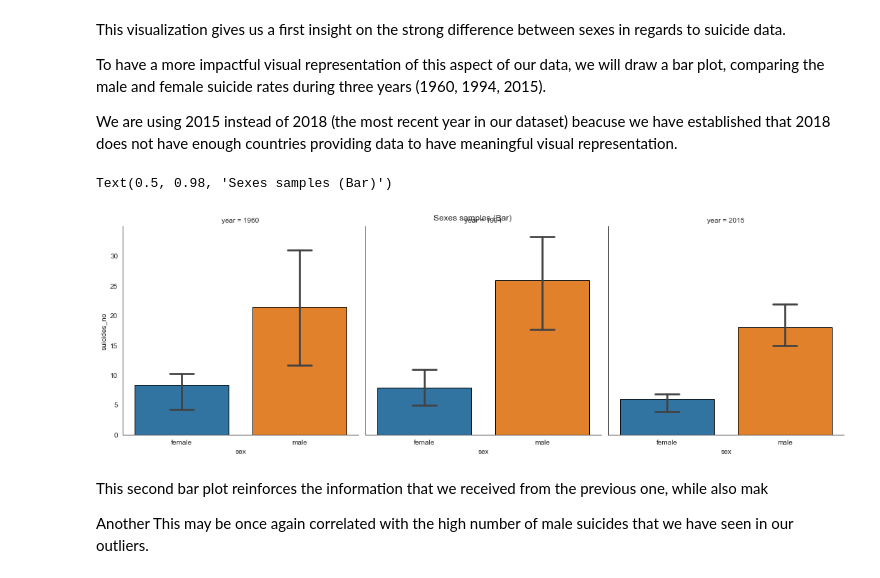
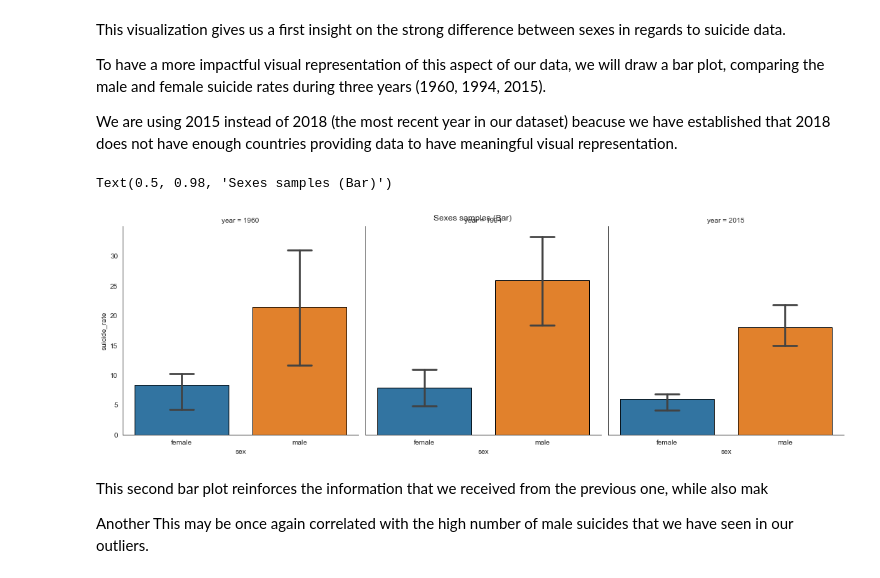
Before and after one commit to iberius96/Python-Suicides-Europe, a Jupyter notebook: main.ipynb, the cells around one changed output. Saved outputs shown, nothing was run; the diff lists cells and outputs as text; code cells hidden in the pictures.

Commit message:
Changed suicides_no to suicide_rate

```diff
--- a/main.ipynb
+++ b/main.ipynb
@@ -118,7 +118,7 @@ We can discard the INDICATOR, SUBJECT, MEASURE and FREQUENCY columns since they
 
 We can rename the columns
 # %%
-OECD_suicide = OECD_prepare_data(OECD_suicide, 'suicides_no', False)
+OECD_suicide = OECD_prepare_data(OECD_suicide, 'suicide_rate', False)
 # %% [markdown]
 To join the OECD dataset with the one provided by the World Health Organization, we want to change the three letters identifiers to the full country names.
 To do that, we use the pycountry library.
@@ -237,5 +237,7 @@ We can also drop the rows in which suicide data is not present.
 # %%
-WHO_suicide = WHO_suicide[WHO_suicide['suicides_no'].notna()]
+WHO_suicide = WHO_suicide.rename(columns={'suicides_no': 'suicide_rate'})
+
+WHO_suicide = WHO_suicide[WHO_suicide['suicide_rate'].notna()]
 # %% [markdown]
 For our analysis, we are not considering the differences between age groups.
 
@@ -249,14 +251,14 @@ To facilitate this process, we compute the totals for suicides numbers and popul
 
 We then flatten the hierarchical index
 # %%
-WHO_suicide_mf      = WHO_suicide['suicides_no'].assign(total=WHO_suicide['suicides_no'].sum(1)).stack(level='sex')
+WHO_suicide_mf      = WHO_suicide['suicide_rate'].assign(total=WHO_suicide['suicide_rate'].sum(1)).stack(level='sex')
 WHO_population_mf   = WHO_suicide['population'].assign(total=WHO_suicide['population'].sum(1)).stack(level='sex')
 
 WHO_suicide = pd.DataFrame(
     pd.concat(
         [WHO_suicide_mf, WHO_population_mf],
         axis=1
-    ).to_records()).rename(columns = {'0':'suicides_no', '1':'population'}
+    ).to_records()).rename(columns = {'0':'suicide_rate', '1':'population'}
 )
 # %% [markdown]
 Before converting the suicide nr to suicide rates, we should first address the few rows with missing population data.
@@ -301,7 +303,7 @@ We can now convert the suicide values to suicides per 100.000 and then drop the
 
 Suicide rate = (Nr of suicides / population) * 100.000
 # %%
-WHO_suicide['suicides_no'] = ((WHO_suicide['suicides_no'] / WHO_suicide['population']) * 100000).round(1)
+WHO_suicide['suicide_rate'] = ((WHO_suicide['suicide_rate'] / WHO_suicide['population']) * 100000).round(1)
 WHO_suicide = WHO_suicide.drop('population', axis=1)
 # %%
 WHO_suicide.head()
@@ -641,25 +643,25 @@ We are using 2015 instead of 2018 (the most recent year in our dataset) beacuse
 # %%
 df = suicide[
         (suicide['year'] == suicide['year'].min()) |
         (suicide['year'] == suicide['year'].median()) |
         (suicide['year'] == 2015)
         ]
 
 df = df[df['sex'] != 'total']
 
 sns.catplot(
     x="sex",
-    y="suicides_no",
+    y="suicide_rate",
     col='year',
     estimator=np.median,
     kind='bar',
     edgecolor='black',
     capsize=.2,
     data=df
 ).fig.suptitle('Sexes samples (Bar)')
 # %% [output]
 Text(0.5, 0.98, 'Sexes samples (Bar)')
-[figure, old version]
+[figure, new version]
 # %% [markdown]
 This second bar plot reinforces the information that we received from the previous one, while also mak
 
```
Also changed, not shown: parts of 18 cells of this notebook.
